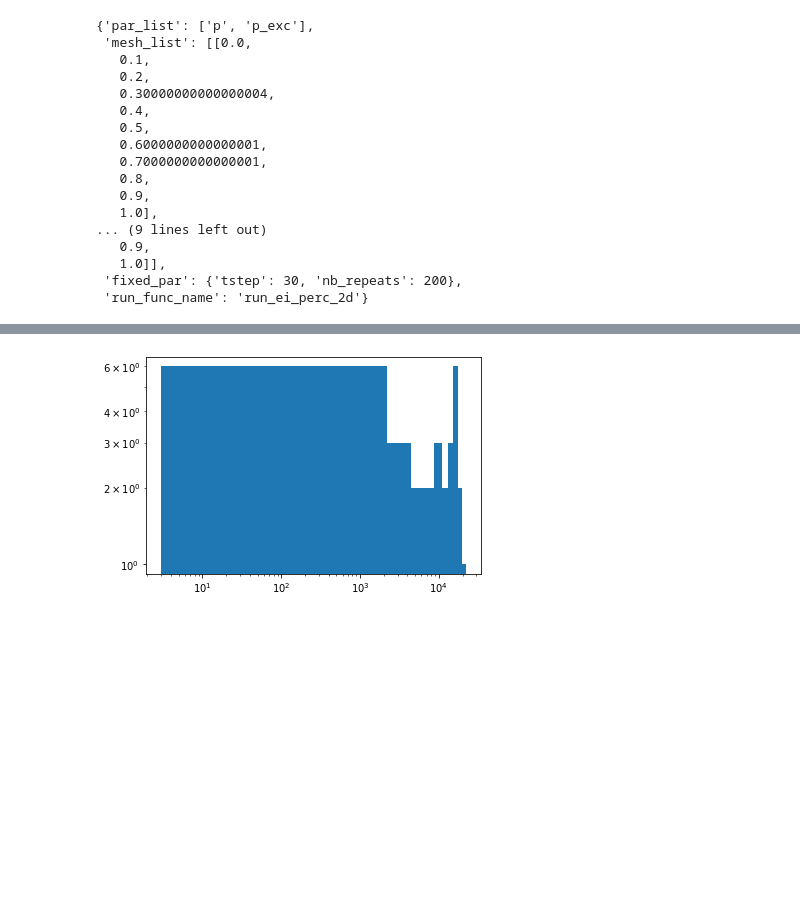
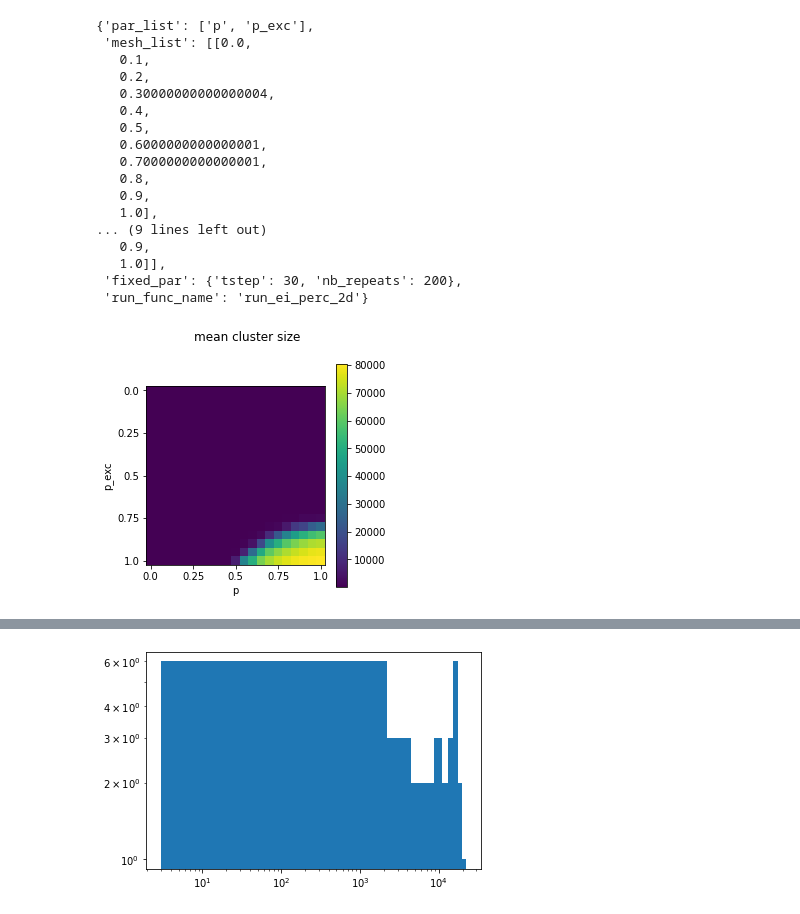
Before and after one commit to aloejhb/pyava, a Jupyter notebook: notebooks/parameter_scan_ei_perc_2d.ipynb, the cells around one changed output, grey strips where cells are left out. Cells and saved outputs as stored; diff of their text form; code cells hidden in the pictures; blank space fills up the shorter version.

```diff
--- a/notebooks/parameter_scan_ei_perc_2d.ipynb
+++ b/notebooks/parameter_scan_ei_perc_2d.ipynb
@@ -109,4 +122,9 @@ scan_par
  'run_func_name': 'run_ei_perc_2d'}
 # %%
 cluster_size_mat, scan_par = psc.get_cluster_size_mat(indir)
+# %%
+mean_cluster_size = np.mean(cluster_size_mat, axis=2)
+plot_scan_mat(mean_cluster_size, scan_par, 'mean cluster size')
+# %% [output]
+[figure, added]
 # %%
```
Also changed, not shown: parts of 14 cells of this notebook, 2 other files.
